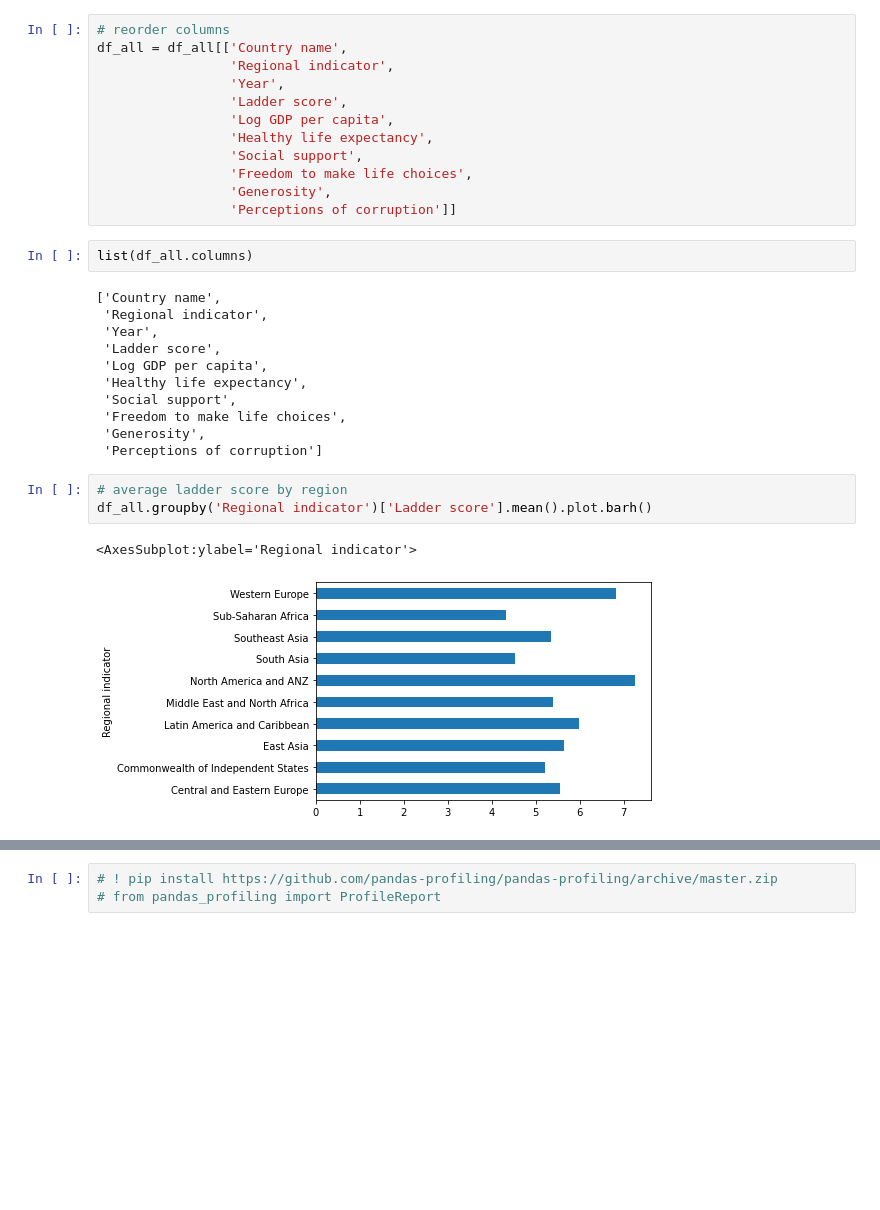
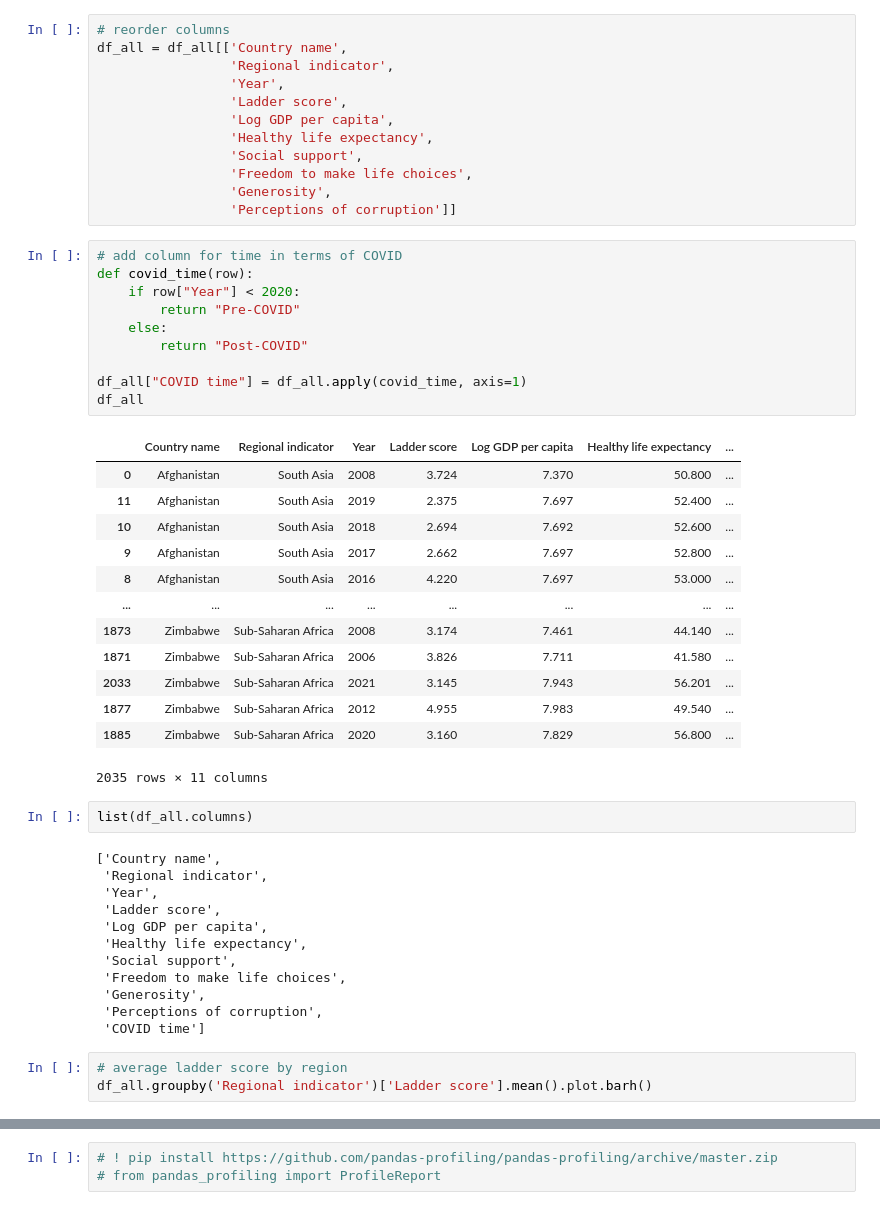
Before and after one commit to VarunSaini02/happiness, a Jupyter notebook: happiness_analysis.ipynb, the cells around one changed output, grey strips where cells are left out. Cells and saved outputs as stored; diff of their text form; blank space fills up the shorter version.

```diff
--- a/happiness_analysis.ipynb
+++ b/happiness_analysis.ipynb
@@ -93,6 +109,30 @@ df_all = df_all[['Country name',
                  'Freedom to make life choices',
                  'Generosity',
                  'Perceptions of corruption']]
+# %%
+# add column for time in terms of COVID
+def covid_time(row):
+    if row["Year"] < 2020:
+        return "Pre-COVID"
+    else:
+        return "Post-COVID"
+
+df_all["COVID time"] = df_all.apply(covid_time, axis=1)
+df_all
+# %% [output]
+|  | Country name | Regional indicator | Year | Ladder score | Log GDP per capita | Healthy life expectancy | ... |
+| 0 | Afghanistan | South Asia | 2008 | 3.724 | 7.370 | 50.800 | ... |
+| 11 | Afghanistan | South Asia | 2019 | 2.375 | 7.697 | 52.400 | ... |
+| 10 | Afghanistan | South Asia | 2018 | 2.694 | 7.692 | 52.600 | ... |
+| 9 | Afghanistan | South Asia | 2017 | 2.662 | 7.697 | 52.800 | ... |
+| 8 | Afghanistan | South Asia | 2016 | 4.220 | 7.697 | 53.000 | ... |
+| ... | ... | ... | ... | ... | ... | ... | ... |
+| 1873 | Zimbabwe | Sub-Saharan Africa | 2008 | 3.174 | 7.461 | 44.140 | ... |
+| 1871 | Zimbabwe | Sub-Saharan Africa | 2006 | 3.826 | 7.711 | 41.580 | ... |
+| 2033 | Zimbabwe | Sub-Saharan Africa | 2021 | 3.145 | 7.943 | 56.201 | ... |
+| 1877 | Zimbabwe | Sub-Saharan Africa | 2012 | 4.955 | 7.983 | 49.540 | ... |
+| 1885 | Zimbabwe | Sub-Saharan Africa | 2020 | 3.160 | 7.829 | 56.800 | ... |
+2035 rows × 11 columns
 # %%
 list(df_all.columns)
 # %% [output]
@@ -105,10 +145,8 @@ list(df_all.columns)
  'Social support',
  'Freedom to make life choices',
  'Generosity',
- 'Perceptions of corruption']
+ 'Perceptions of corruption',
+ 'COVID time']
 # %%
 # average ladder score by region
 df_all.groupby('Regional indicator')['Ladder score'].mean().plot.barh()
-# %% [output]
-<AxesSubplot:ylabel='Regional indicator'>
-[figure, removed]
```
Also changed, not shown: parts of 9 cells of this notebook.
